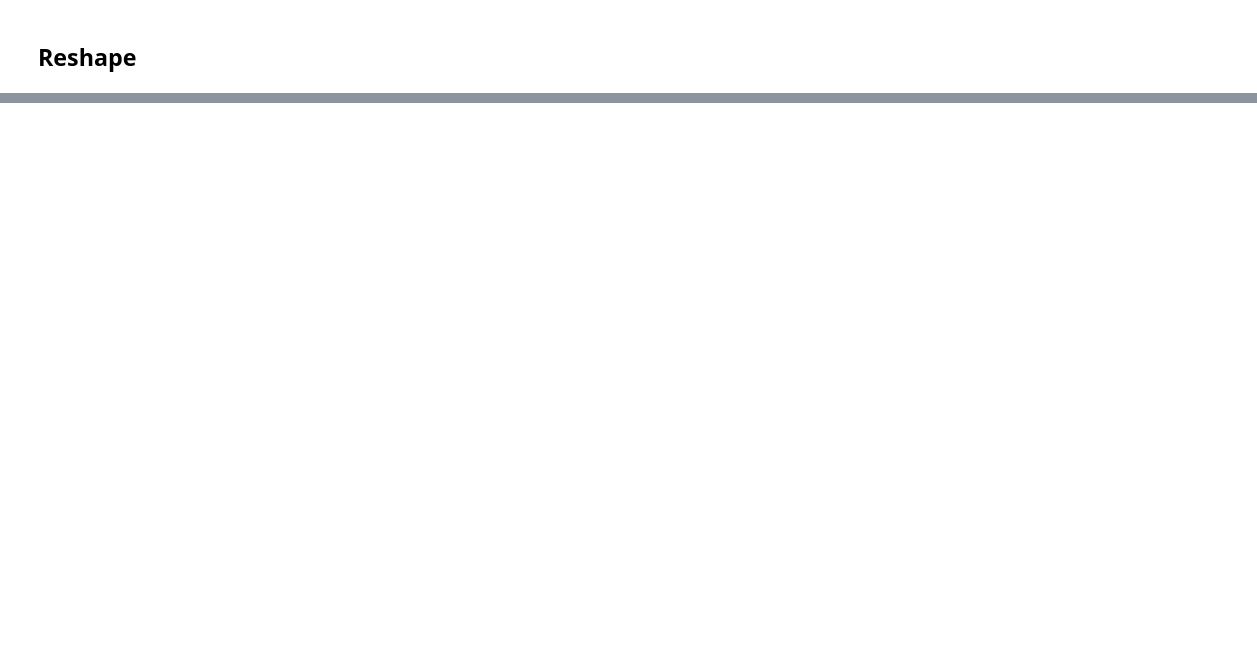
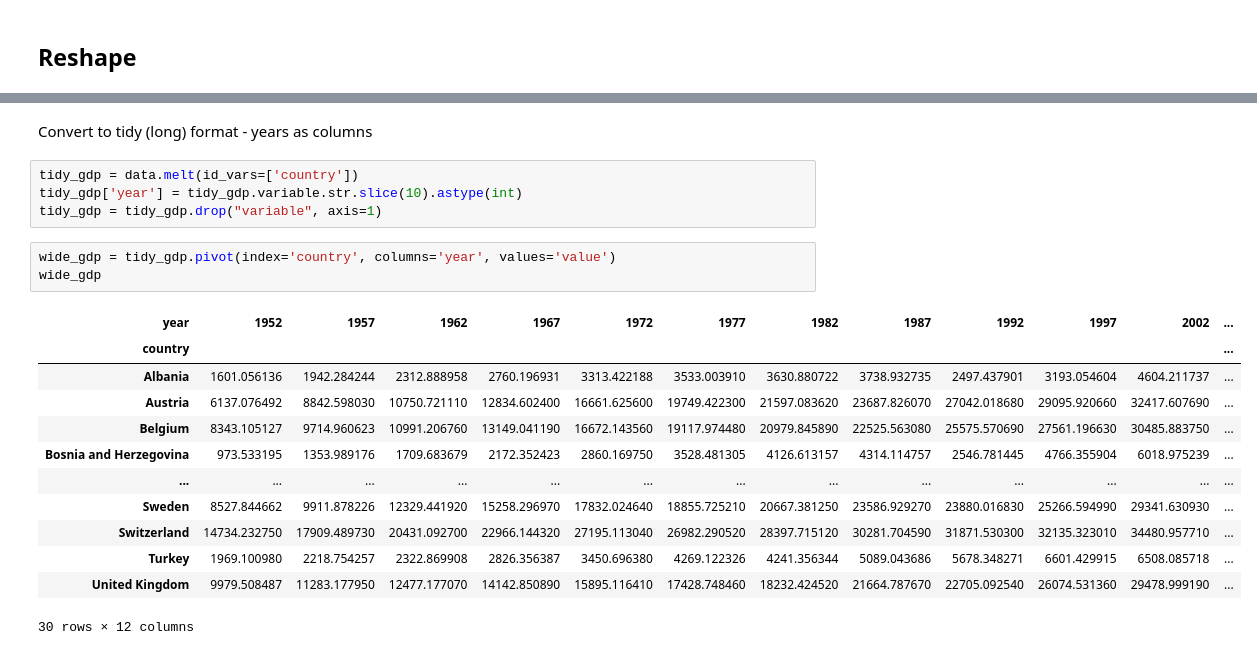
Before and after one commit to btel/2021-03-29-uj-python, a Jupyter notebook: introduction_to_pandas.ipynb, the cells around one changed output, grey strips where cells are left out. Saved outputs shown, nothing was run; the diff lists cells and outputs as text; blank space fills up the shorter version.

```diff
--- a/introduction_to_pandas.ipynb
+++ b/introduction_to_pandas.ipynb
@@ -351,0 +523,22 @@ Calculate (and plot) mean GDP for each year
+# %% [markdown]
+Convert to tidy (long) format - years as columns
+# %%
+tidy_gdp = data.melt(id_vars=['country'])
+tidy_gdp['year'] = tidy_gdp.variable.str.slice(10).astype(int)
+tidy_gdp = tidy_gdp.drop("variable", axis=1)
+# %%
+wide_gdp = tidy_gdp.pivot(index='country', columns='year', values='value')
+wide_gdp
+# %% [output]
+| year | 1952 | 1957 | 1962 | 1967 | 1972 | 1977 | 1982 | 1987 | 1992 | 1997 | 2002 | ... |
+| country |  |  |  |  |  |  |  |  |  |  |  | ... |
+| Albania | 1601.056136 | 1942.284244 | 2312.888958 | 2760.196931 | 3313.422188 | 3533.003910 | 3630.880722 | 3738.932735 | 2497.437901 | 3193.054604 | 4604.211737 | ... |
+| Austria | 6137.076492 | 8842.598030 | 10750.721110 | 12834.602400 | 16661.625600 | 19749.422300 | 21597.083620 | 23687.826070 | 27042.018680 | 29095.920660 | 32417.607690 | ... |
+| Belgium | 8343.105127 | 9714.960623 | 10991.206760 | 13149.041190 | 16672.143560 | 19117.974480 | 20979.845890 | 22525.563080 | 25575.570690 | 27561.196630 | 30485.883750 | ... |
+| Bosnia and Herzegovina | 973.533195 | 1353.989176 | 1709.683679 | 2172.352423 | 2860.169750 | 3528.481305 | 4126.613157 | 4314.114757 | 2546.781445 | 4766.355904 | 6018.975239 | ... |
+| ... | ... | ... | ... | ... | ... | ... | ... | ... | ... | ... | ... | ... |
+| Sweden | 8527.844662 | 9911.878226 | 12329.441920 | 15258.296970 | 17832.024640 | 18855.725210 | 20667.381250 | 23586.929270 | 23880.016830 | 25266.594990 | 29341.630930 | ... |
+| Switzerland | 14734.232750 | 17909.489730 | 20431.092700 | 22966.144320 | 27195.113040 | 26982.290520 | 28397.715120 | 30281.704590 | 31871.530300 | 32135.323010 | 34480.957710 | ... |
+| Turkey | 1969.100980 | 2218.754257 | 2322.869908 | 2826.356387 | 3450.696380 | 4269.122326 | 4241.356344 | 5089.043686 | 5678.348271 | 6601.429915 | 6508.085718 | ... |
+| United Kingdom | 9979.508487 | 11283.177950 | 12477.177070 | 14142.850890 | 15895.116410 | 17428.748460 | 18232.424520 | 21664.787670 | 22705.092540 | 26074.531360 | 29478.999190 | ... |
+30 rows × 12 columns
```
Also changed, not shown: parts of 39 cells of this notebook, 11 other files.
